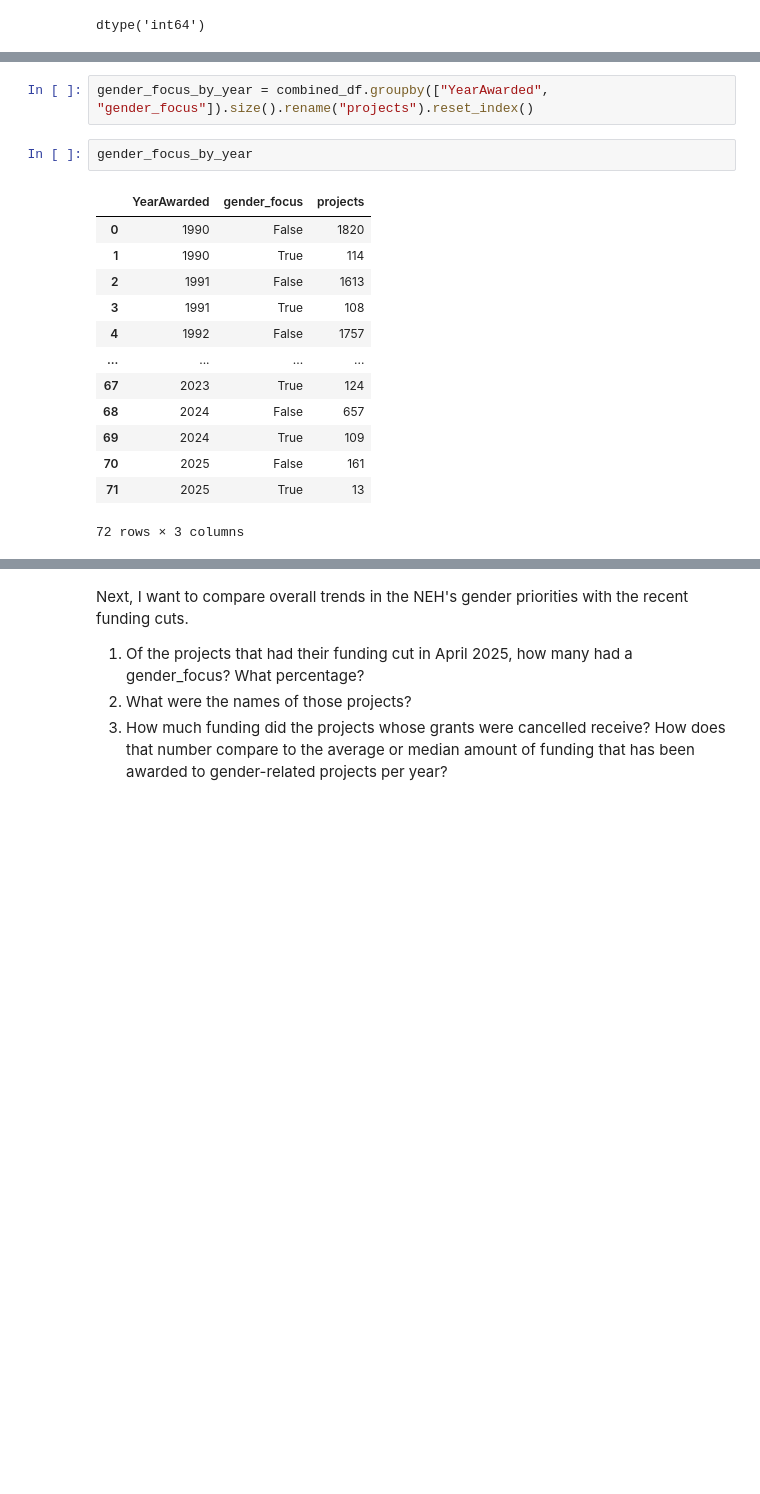
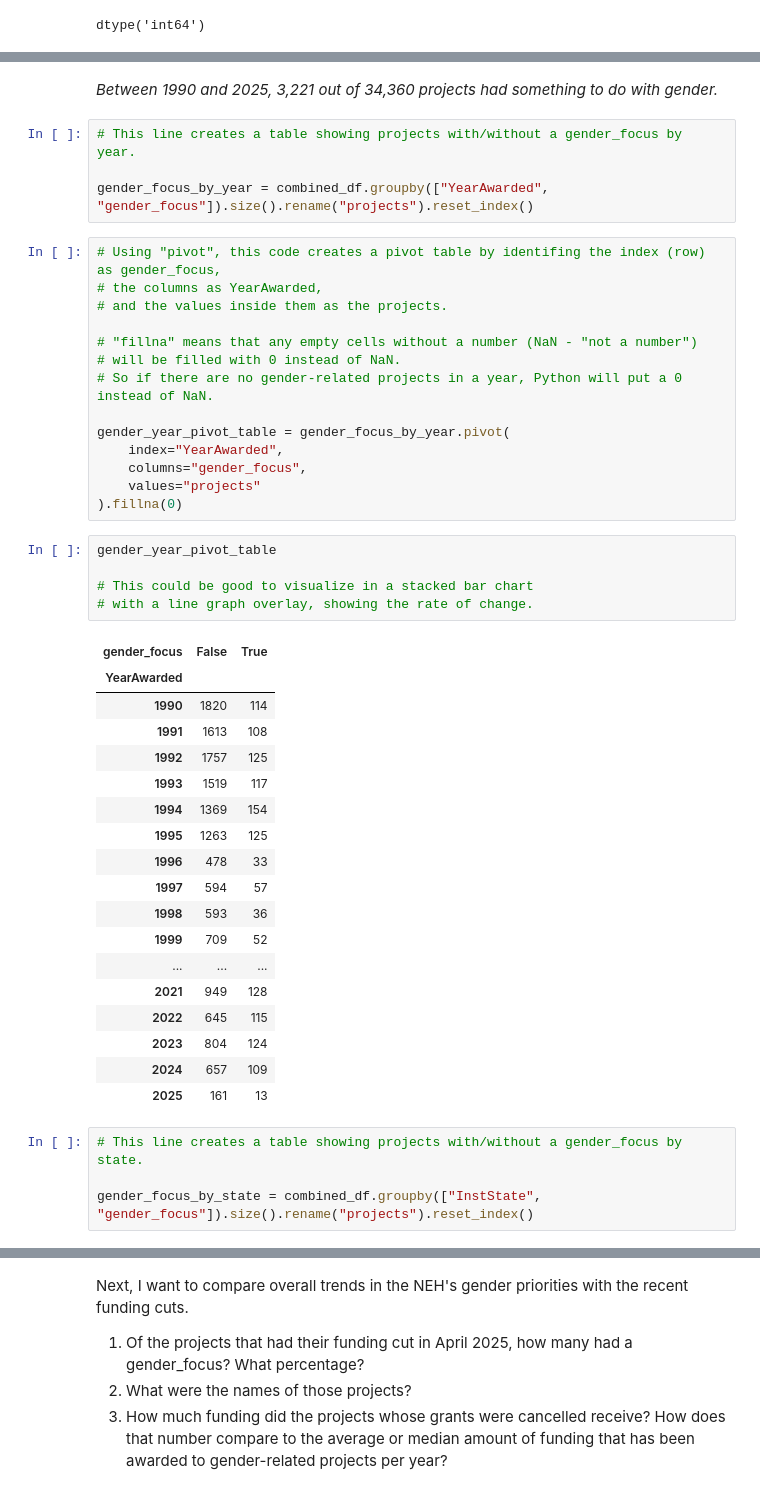
Before and after one commit to ejt2703/neh_grant_data_gender, a Jupyter notebook: neh_data.ipynb, the cells around one changed output, grey strips where cells are left out. Drawn from its saved outputs; the diff is of its cells as text; blank space fills up the shorter version.

```diff
--- a/neh_data.ipynb
+++ b/neh_data.ipynb
@@ -254,21 +259,51 @@ gender_focus
 False    31139
 True      3221
 Name: count, dtype: int64
+# %% [markdown]
+*Between 1990 and 2025, 3,221 out of 34,360 projects had something to do with gender.*
 # %%
+# This line creates a table showing projects with/without a gender_focus by year.
+
 gender_focus_by_year = combined_df.groupby(["YearAwarded", "gender_focus"]).size().rename("projects").reset_index()
-# %%
-gender_focus_by_year
-# %% [output]
-|  | YearAwarded | gender_focus | projects |
-| 0 | 1990 | False | 1820 |
-| 1 | 1990 | True | 114 |
-| 2 | 1991 | False | 1613 |
-| 3 | 1991 | True | 108 |
-| 4 | 1992 | False | 1757 |
-| ... | ... | ... | ... |
-| 67 | 2023 | True | 124 |
-| 68 | 2024 | False | 657 |
-| 69 | 2024 | True | 109 |
-| 70 | 2025 | False | 161 |
-| 71 | 2025 | True | 13 |
-72 rows × 3 columns
+# %%
+# Using "pivot", this code creates a pivot table by identifing the index (row) as gender_focus,
+# the columns as YearAwarded,
+# and the values inside them as the projects.
+
+# "fillna" means that any empty cells without a number (NaN - "not a number")
+# will be filled with 0 instead of NaN.
+# So if there are no gender-related projects in a year, Python will put a 0 instead of NaN.
+
+gender_year_pivot_table = gender_focus_by_year.pivot(
+    index="YearAwarded",
+    columns="gender_focus",
+    values="projects"
+).fillna(0)
+# %%
+gender_year_pivot_table
+
+# This could be good to visualize in a stacked bar chart
+# with a line graph overlay, showing the rate of change.
+# %% [output]
+| gender_focus | False | True |
+| YearAwarded |  |  |
+| 1990 | 1820 | 114 |
+| 1991 | 1613 | 108 |
+| 1992 | 1757 | 125 |
+| 1993 | 1519 | 117 |
+| 1994 | 1369 | 154 |
+| 1995 | 1263 | 125 |
+| 1996 | 478 | 33 |
+| 1997 | 594 | 57 |
+| 1998 | 593 | 36 |
+| 1999 | 709 | 52 |
+| ... | ... | ... |
+| 2021 | 949 | 128 |
+| 2022 | 645 | 115 |
+| 2023 | 804 | 124 |
+| 2024 | 657 | 109 |
+| 2025 | 161 | 13 |
+# %%
+# This line creates a table showing projects with/without a gender_focus by state.
+
+gender_focus_by_state = combined_df.groupby(["InstState", "gender_focus"]).size().rename("projects").reset_index()
```
Also changed, not shown: parts of 14 cells of this notebook.
